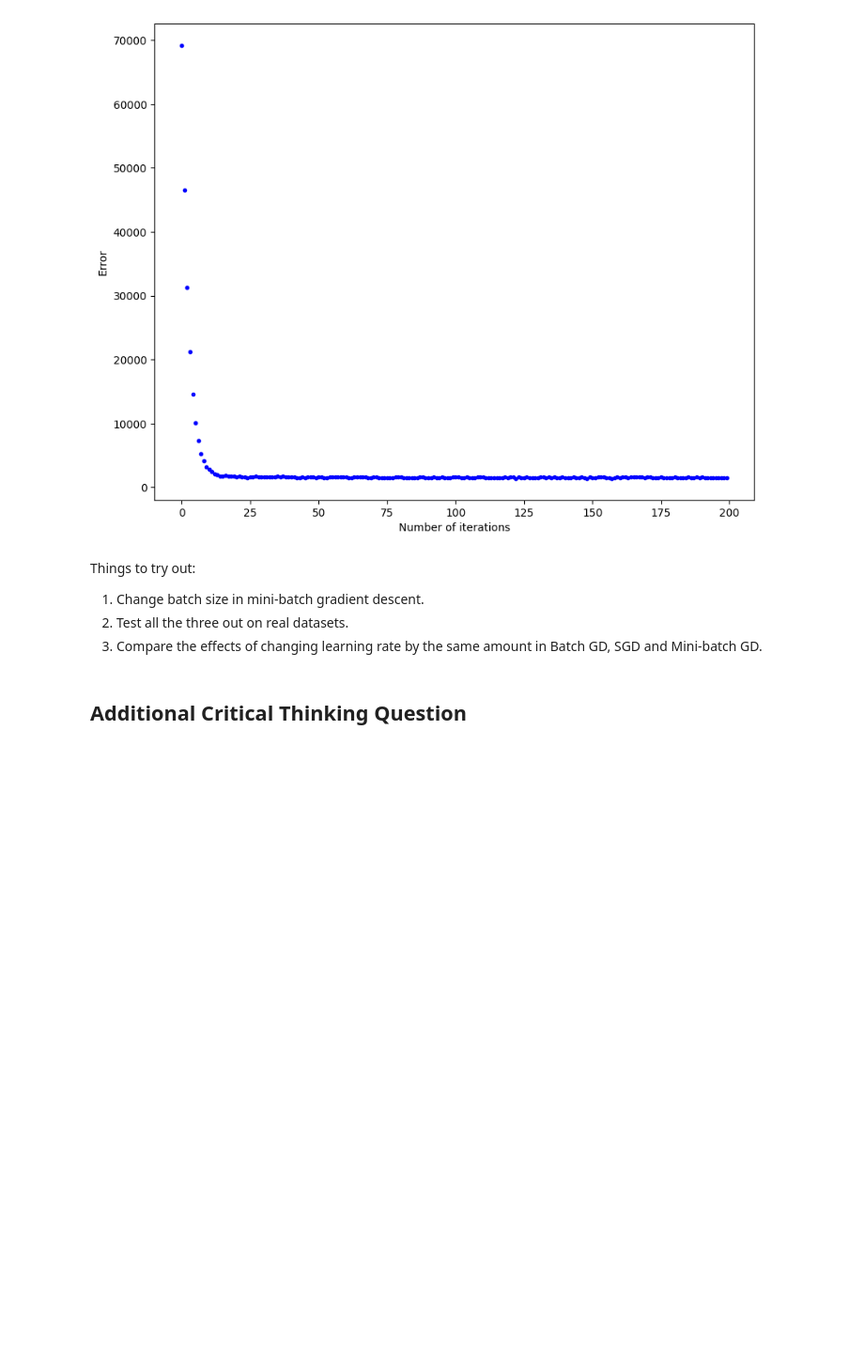
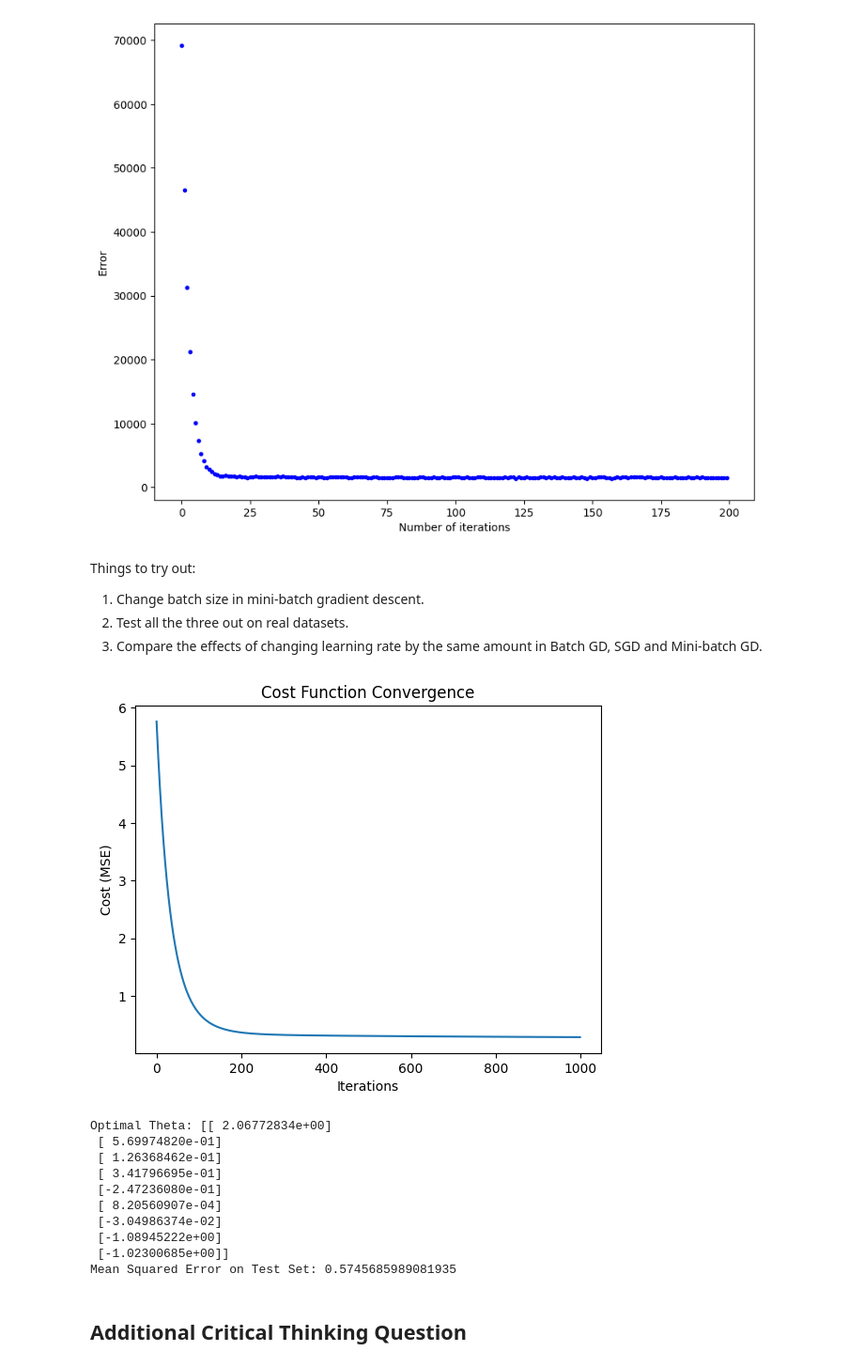
Before and after one commit to akshpesa/FMML, a Jupyter notebook: Module4_Lab3_.ipynb, the cells around one changed output. Shown at 94% size. Saved outputs shown, nothing was run; the diff lists cells and outputs as text; code cells hidden in the pictures; blank space fills up the shorter version.

```diff
--- a/Module4_Lab3_.ipynb
+++ b/Module4_Lab3_.ipynb
@@ -276,6 +276,73 @@ Things to try out:
 1. Change batch size in mini-batch gradient descent.
 2. Test all the three out on real datasets.
 3. Compare the effects of changing learning rate by the same amount in Batch GD, SGD and Mini-batch GD.
+# %%
+import numpy as np
+import pandas as pd
+from sklearn.model_selection import train_test_split
+from sklearn.preprocessing import StandardScaler
+from sklearn.datasets import fetch_california_housing
+import matplotlib.pyplot as plt
+from sklearn.metrics import mean_squared_error
+
+california_housing = fetch_california_housing()
+X = california_housing.data
+y = california_housing.target
+X = pd.DataFrame(X, columns=california_housing.feature_names)
+y = pd.DataFrame(y, columns=['Price'])
+
+scaler = StandardScaler()
+X_scaled = scaler.fit_transform(X)
+
+X_train, X_test, y_train, y_test = train_test_split(X_scaled, y, test_size=0.2, random_state=42)
+
+def cal_cost(X, y, theta):
+    m = len(y)
+    prediction = np.dot(X, theta)
+    cost = (1 / (2 * m)) * np.sum(np.square(prediction - y))
+    return cost
+
+def gradient_descent(X, y, theta, learning_rate=0.01, iterations=1000):
+    m = len(y)
+    cost_history = np.zeros(iterations)
+
+    for i in range(iterations):
+        prediction = np.dot(X, theta)
+        theta = theta - (learning_rate / m) * np.dot(X.T, (prediction - y))
+        cost_history[i] = cal_cost(X, y, theta)
+
+    return theta, cost_history
+
+X_train_bias = np.c_[np.ones((X_train.shape[0], 1)), X_train]
+X_test_bias = np.c_[np.ones((X_test.shape[0], 1)), X_test]
+
+theta_initial = np.random.randn(X_train_bias.shape[1], 1)
+
+optimal_theta, cost_history = gradient_descent(X_train_bias, y_train.values, theta_initial, learning_rate=0.01, iterations=1000)
+
+plt.plot(range(1000), cost_history)
+plt.xlabel('Iterations')
+plt.ylabel('Cost (MSE)')
+plt.title('Cost Function Convergence')
+plt.show()
+
+print("Optimal Theta:", optimal_theta)
+
+y_pred = np.dot(X_test_bias, optimal_theta)
+mse = mean_squared_error(y_test, y_pred)
+print(f"Mean Squared Error on Test Set: {mse}")
+# %% [output]
+[figure, added]
+Optimal Theta: [[ 2.06772834e+00]
+ [ 5.69974820e-01]
+ [ 1.26368462e-01]
+ [ 3.41796695e-01]
+ [-2.47236080e-01]
+ [ 8.20560907e-04]
+ [-3.04986374e-02]
+ [-1.08945222e+00]
+ [-1.02300685e+00]]
+Mean Squared Error on Test Set: 0.5745685989081935
 # %% [markdown]
 ## **Additional Critical Thinking Question**
 # %% [markdown]
```
